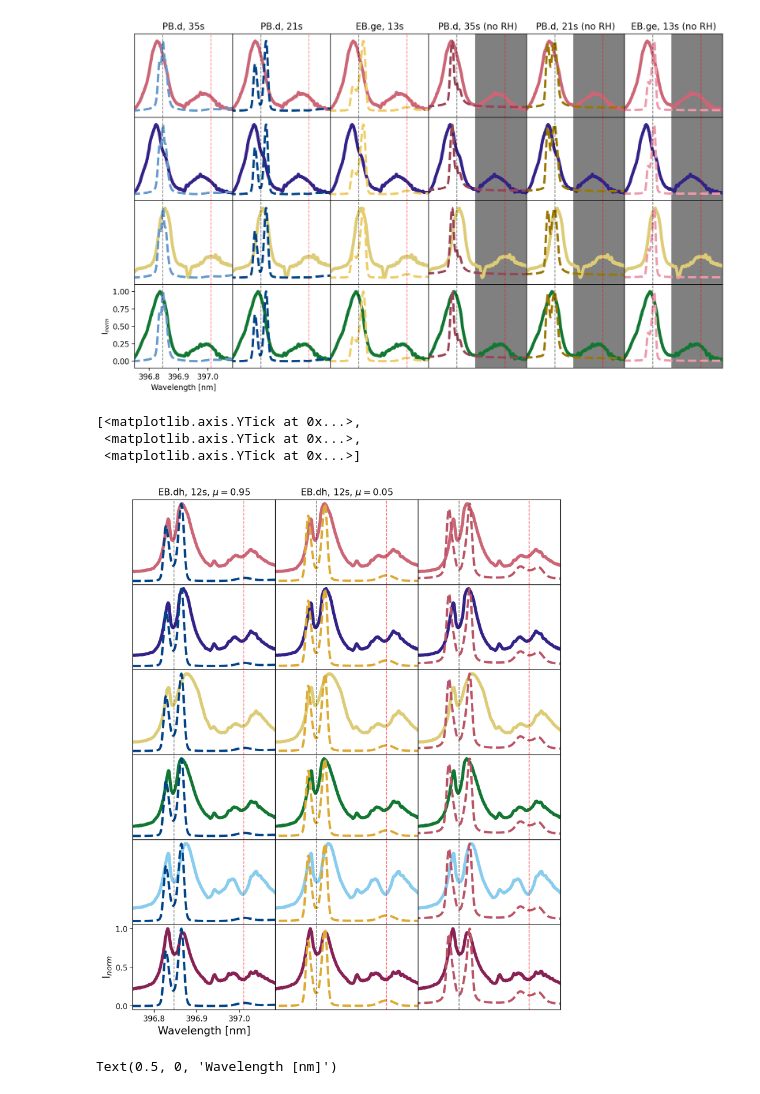
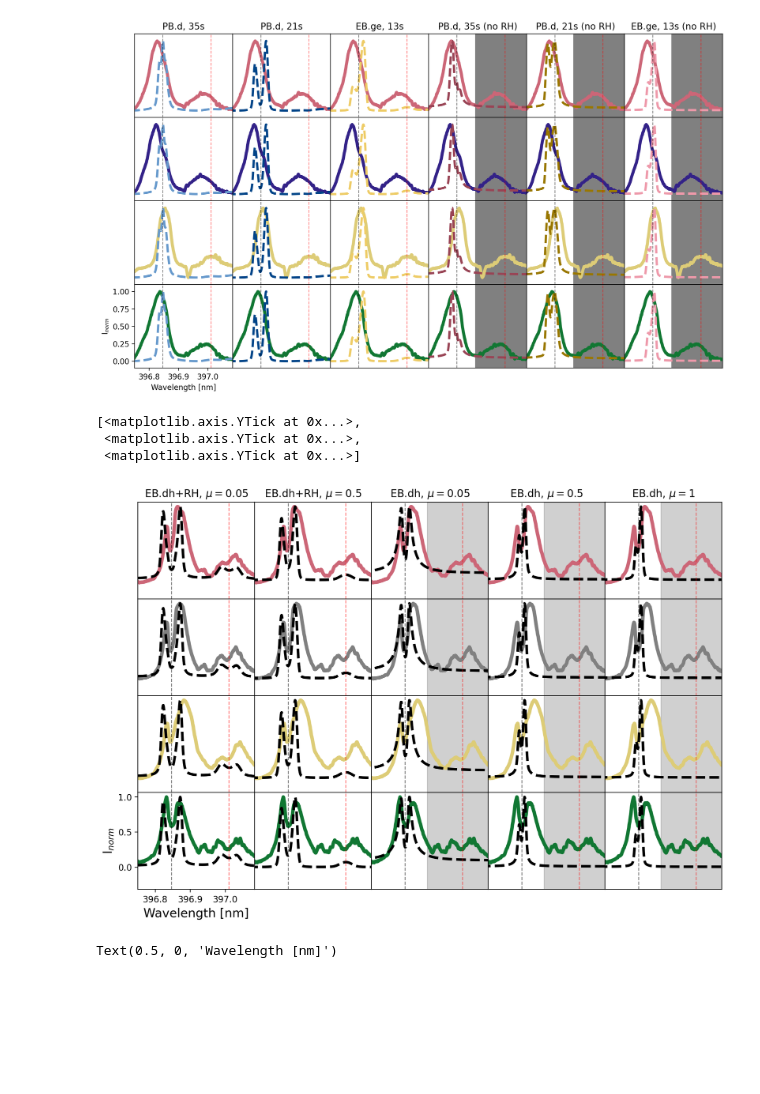
Before and after one commit to coletamburri2112/Flare_Patrol_Analysis, a Jupyter notebook: NOTEBOOKS/11_Aug_2024_Flare_Paper_Plots/11Aug2024_DKIST_RADYN+RH_CaIIH_Heps.ipynb, the cells around one changed output. Saved outputs shown, nothing was run; the diff lists cells and outputs as text; code cells hidden in the pictures; blank space fills up the shorter version.

Commit message:
more plot changes

```diff
--- a/NOTEBOOKS/11_Aug_2024_Flare_Paper_Plots/11Aug2024_DKIST_RADYN+RH_CaIIH_Heps.ipynb
+++ b/NOTEBOOKS/11_Aug_2024_Flare_Paper_Plots/11Aug2024_DKIST_RADYN+RH_CaIIH_Heps.ipynb
@@ -195,7 +195,7 @@ modelnameqs05 = '11Aug_Cclass_A_final_0s_mu0.5.npz' #same for all
 #modelnameqs05 = '11Aug_Cclass_A_final_0s_mu0.5.npz' #same for all
 modelnameqs0 = 'rhf1d_11Aug_Cclass_A_final_0s_mu0.npz' #same for all
 
-feature = 'red' #red or deepheating or symmetric or blueshift
+feature = 'deepheating' #red or deepheating or symmetric or blueshift
 saving = 0 # if saving pixel values to file
 models = []
 # for redshift figure
@@ -205,9 +205,12 @@ if feature == 'red':
     models.append('rhf1d_11Aug_Cclass_TC_8s_mu1.npz') # region D, TC, 8s (some redshift)
     models.append('rhf1d_11Aug_Cclass_EB+TC_8s_mu1.npz') # region D, EB+TC, 8s (more redshift than TC
 elif feature == 'deepheating':
-    models.append('11Aug_Cclass_deepheating_12s_mu1.npz') #deepheating, 12s
-    models.append('11Aug_Cclass_deepheating_12s_mu0.5.npz')# also deepheating at 12s with mu close to 0.5?
+    #models.append('11Aug_Cclass_deepheating_12s_mu1.npz') #deepheating, 12s
     models.append('rhf1d_11Aug_Cclass_deepheating_12s_mu0.npz')# also deepheating at 12s with mu close to 0?
+    models.append('rhf1d_11Aug_Cclass_deepheating_12s_mu0.5.npz')# also deepheating at 12s with mu close to 0.5?
+    #models.append('11Aug_Cclass_deepheating_24s_mu0.5.npz')# also deepheating at 12s with mu close to 0.5?
+
+    RADYNonly_dh = '/Users/coletamburri/Desktop/RADYN_Runs_SCPed/11Aug2024_alternative_heating/11Aug2024_deepheating.sav'
 elif feature == 'symmetric':
     models.append('11Aug_Cclass_A_final_36s_5vt_mu1.npz') #time-consistent model for region AB
     models.append('11Aug_Cclass_A_final_36s_7vt_mu0.5.npz')#same but at mu=0.5
@@ -303,7 +306,7 @@ elif feature=='blueshift':
 elif feature=='red':
     choice_is = [3,5,6,7]
 elif feature=='deepheating':
-    choice_is = [0,1,2,3,4,5]
+    choice_is = [0,1,2,5]
 
 
 dkist_blue = dkist_int[lowvisp:highvisp,caII_low-20,:]
@@ -658,47 +739,57 @@ Text(0.5, 0, 'Wavelength [nm]')
 # %%
 #for deepheating
 
 npoints = 6
+
 
 #colors = plt.cm.jet(np.linspace(0,1,len(choice_is)))
 colors=tol_colors.tol_cset('muted')
 
 modcolors=tol_colors.tol_cset('high-contrast')
 
-modstyles = ['--','--','--','--']
-fig,ax=plt.subplots(6,3,dpi=200,figsize=(10,12))
-for i in range(len(choice_is)):
+modstyles = ['--','--','--','--','--']
+fig,ax=plt.subplots(4,5,dpi=200,figsize=(12,8))
+for i in range(4):
     for j in range(len(modelscomp)):
-        ax[i,j].plot(dkist_wl,normalize_range(dkist_int[lowvisp+int(cc[choice_is[i]][0]),:,int(cc[choice_is[i]][1])]),alpha=1,linewidth=4,c=colors[i])
-        ax[i,j].plot(dkist_wl,normalize_range(modelscomp[j]),linewidth=3,color=modcolors[j],linestyle=modstyles[j])
+        if i==1:
+            ax[i,j].plot(dkist_wl,normalize_range(dkist_int[lowvisp+int(cc[choice_is[i]][0]),:,int(cc[choice_is[i]][1])],contmin=lowvisp),alpha=1,linewidth=4,c='grey')
+        else:
+            ax[i,j].plot(dkist_wl,normalize_range(dkist_int[lowvisp+int(cc[choice_is[i]][0]),:,int(cc[choice_is[i]][1])],contmin=lowvisp),alpha=1,linewidth=4,c=colors[i])
+
+        ax[i,j].plot(dkist_wl,normalize_range(modelscomp[j],contmin=lowvisp),linewidth=3,color='black',linestyle=modstyles[j])
         ax[i,j].set_xlim([396.75,397.084])
 
-        if i!=5 or j!=0:
+        if i!=3 or j!=0:
             ax[i,j].set_xticks([])
             ax[i,j].set_yticks([])
 
-
+        if j >1:
+            ax[i,j].axvspan(396.91,397.09,color='grey',alpha=0.2)
+            ax[i,j].axvspan(396.91,397.09,color='grey',alpha=0.2)
 
         ax[i,j].axvline(396.846,c='black',linestyle='dashed',linewidth=1,alpha=0.5)
 
         ax[i,j].axvline(397.01,c='red',linestyle='dashed',linewidth=1,alpha=0.5)
 
-ax[0,0].set_title('EB.dh, 12s, $\mu=0.95$')
-ax[0,1].set_title('EB.dh, 12s, $\mu=0.05$')
 
+ax[0,1].set_title('EB.dh+RH, $\mu=0.5$')
+ax[0,0].set_title('EB.dh+RH, $\mu=0.05$')
+ax[0,2].set_title('EB.dh, $\mu=0.05$')
+ax[0,3].set_title('EB.dh, $\mu=0.5$')
+ax[0,4].set_title('EB.dh, $\mu=1$')
 
 fig.subplots_adjust(hspace=0, wspace=0)
 
-ax[5,0].set_ylabel(r'I$_{norm}$',fontsize=14)
-ax[5,0].set_xlabel('Wavelength [nm]',fontsize=14)
+ax[3,0].set_ylabel(r'I$_{norm}$',fontsize=14)
+ax[3,0].set_xlabel('Wavelength [nm]',fontsize=14)
 
-ax[5,0].set_xticks([396.8,396.9,397.0])
-ax[5,0].set_yticks([0,0.5,1])
+ax[3,0].set_xticks([396.8,396.9,397.0])
+ax[3,0].set_yticks([0,0.5,1])
 # %% [output]
 [<matplotlib.axis.YTick at 0x...>,
  <matplotlib.axis.YTick at 0x...>,
  <matplotlib.axis.YTick at 0x...>]
-[figure, old version]
+[figure, new version]
 # %%
 #for symm
 
```
Also changed, not shown: parts of 3 cells of this notebook, 3 other files.
